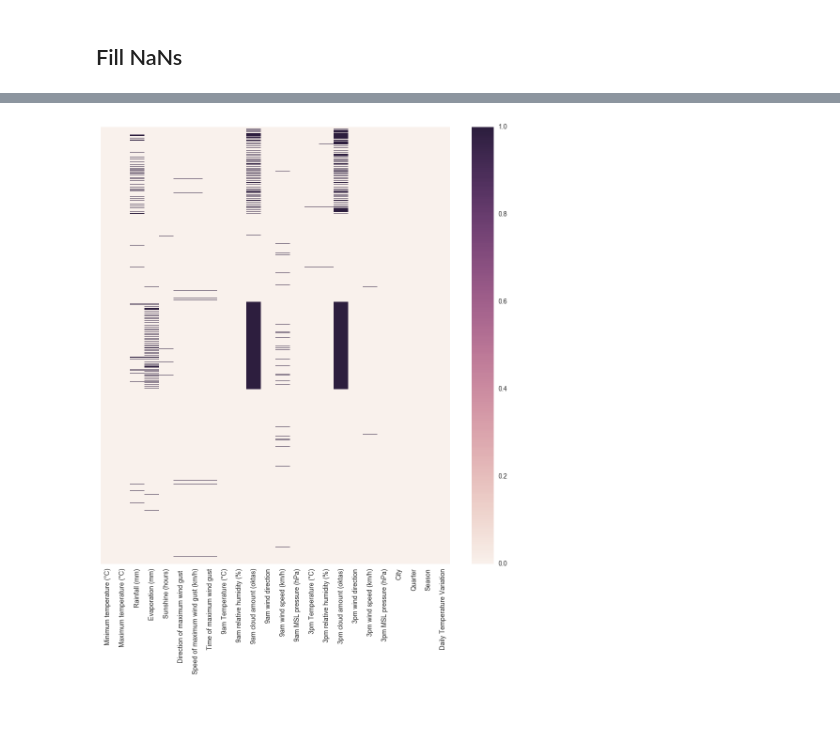
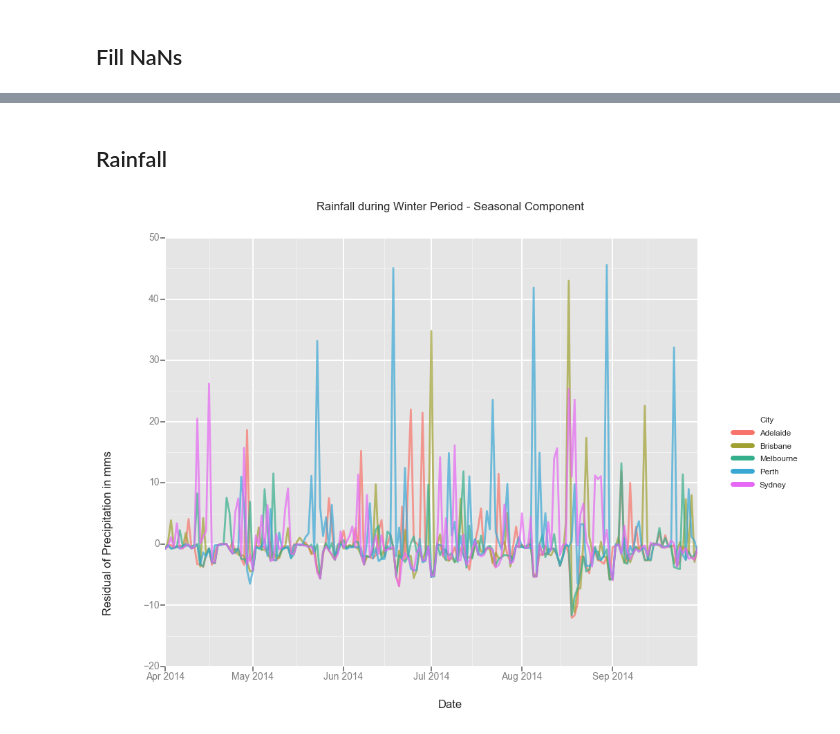
Before and after one commit to BrunnoRicci/bom-austraila, a Jupyter notebook: BOM_Australia.ipynb, the cells around one changed output, grey strips where cells are left out. Saved outputs shown, nothing was run; the diff lists cells and outputs as text; code cells hidden in the pictures; blank space fills up the shorter version.

```diff
--- a/BOM_Australia.ipynb
+++ b/BOM_Australia.ipynb
@@ -140,22 +146,34 @@ sns.heatmap(mnn, ax=ax, yticklabels=False);
-# %%
-#Fill Zeros#
-zeroCols = [u"Rainfall (mm)"]
-for col in zeroCols:
-    df[col] = df[col].fillna(0)
 # %%
 #Fill Group Median/Mode
-medCols = ["Evaporation (mm)"]
+
+# medCols = ["Evaporation (mm)", "Rainfall (mm)", # [Melbourn] [Adelaide] [Melbourn, Adelaide]
+#             "3pm cloud amount (oktas)", "9am cloud amount (oktas)"]
+
+medCols = p.index
 for col in medCols:
     if df[col].dtype != object:
         df[col] = df[col].fillna(df[col].median())
         df[col] = df.groupby(["City","Quarter"])[col].transform(lambda x: x.fillna(x.median()))
     else:
         #df[col] = df[col].fillna(df[col].mode()[0])
-        df[col] = df.groupby(["City","Quarter"])[col].transform(lambda x: x.fillna(x.mode()[0]))
+        df[col] = df.groupby(["City","Quarter"])[col].transform(lambda x: x.fillna(lambda y: y.mode()[0]))
-# %%
-#Plot Nans
-f, ax = plt.subplots(1,1,figsize=(1.5*PW,2*PH))
-mnn = pd.DataFrame(np.array(df.isnull().values, dtype='bool')+1-1, columns=df.columns)
-sns.heatmap(mnn, ax=ax, yticklabels=False);
-# %% [output]
-[figure, removed]
+# %%
+#Sort df
+df = df.sort_index()
+# %% [markdown]
+## Rainfall
+# %%
+col = u'Rainfall (mm)'
+ncol = col + "_MA"
+df[ncol] = df[col].rolling(10).mean()
+df[ncol] = df[col] - df[ncol]
+topl = df[df.Season == "Winter"]
+g = ggplot(topl, aes(x='Date', y=ncol, color='City')) + \
+        geom_line(size=2.0,alpha=0.7) + \
+        xlab('Date') + \
+        ylab('Residual of Precipitation in mms') + \
+        ggtitle('Rainfall during Winter Period - Seasonal Component')
+g
+g.save("./Plots/Ranfall1.png")
+# %% [output]
+[figure, added]
```
Also changed, not shown: parts of 10 cells of this notebook.
